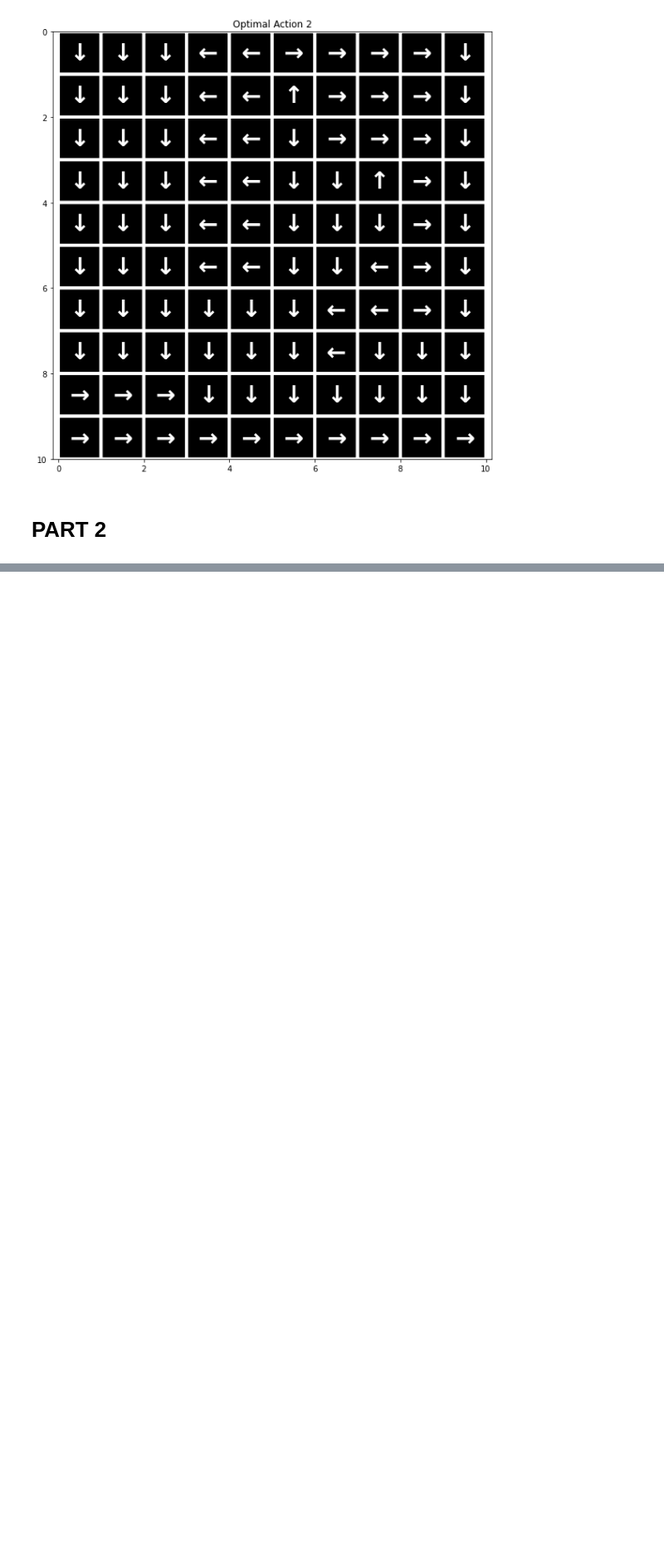
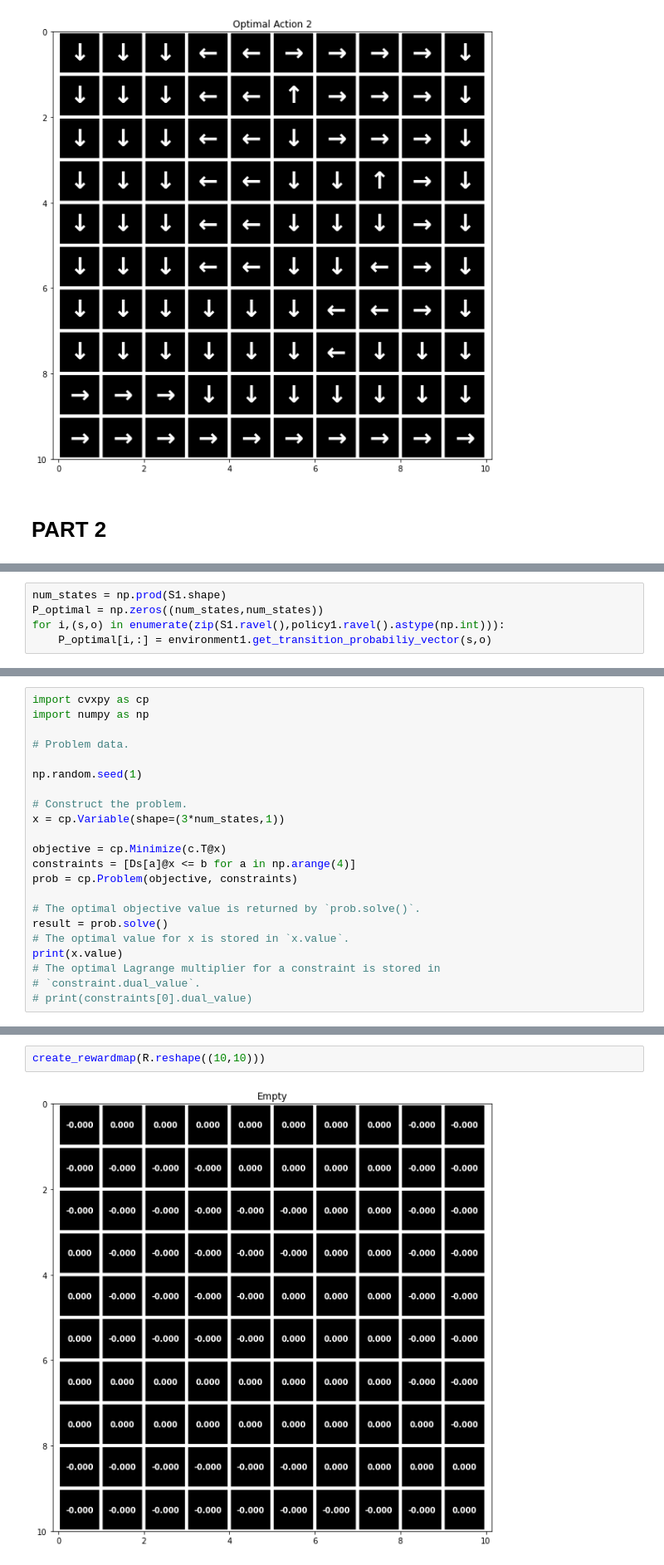
Before and after one commit to mlpotter/ECENGR232E-80, a Jupyter notebook: project_3/project3_MLP.ipynb, the cells around one changed output, grey strips where cells are left out. Shown at 83% size. Drawn from its saved outputs; the diff is of its cells as text; blank space fills up the shorter version.

Commit message:
added block matrix and solver

```diff
--- a/project_3/project3_MLP.ipynb
+++ b/project_3/project3_MLP.ipynb
@@ -230,0 +260,5 @@ create_policymap(policy2,"Optimal Action 2")
+# %%
+num_states = np.prod(S1.shape)
+P_optimal = np.zeros((num_states,num_states))
+for i,(s,o) in enumerate(zip(S1.ravel(),policy1.ravel().astype(np.int))):
+    P_optimal[i,:] = environment1.get_transition_probabiliy_vector(s,o)
@@ -230,0 +323,22 @@ create_policymap(policy2,"Optimal Action 2")
+# %%
+import cvxpy as cp
+import numpy as np
+
+# Problem data.
+
+np.random.seed(1)
+
+# Construct the problem.
+x = cp.Variable(shape=(3*num_states,1))
+
+objective = cp.Minimize(c.T@x)
+constraints = [Ds[a]@x <= b for a in np.arange(4)]
+prob = cp.Problem(objective, constraints)
+
+# The optimal objective value is returned by `prob.solve()`.
+result = prob.solve()
+# The optimal value for x is stored in `x.value`.
+print(x.value)
+# The optimal Lagrange multiplier for a constraint is stored in
+# `constraint.dual_value`.
+# print(constraints[0].dual_value)
@@ -230,0 +385,4 @@ create_policymap(policy2,"Optimal Action 2")
+# %%
+create_rewardmap(R.reshape((10,10)))
+# %% [output]
+[figure, added]
```
Also changed, not shown: parts of 12 cells of this notebook.
